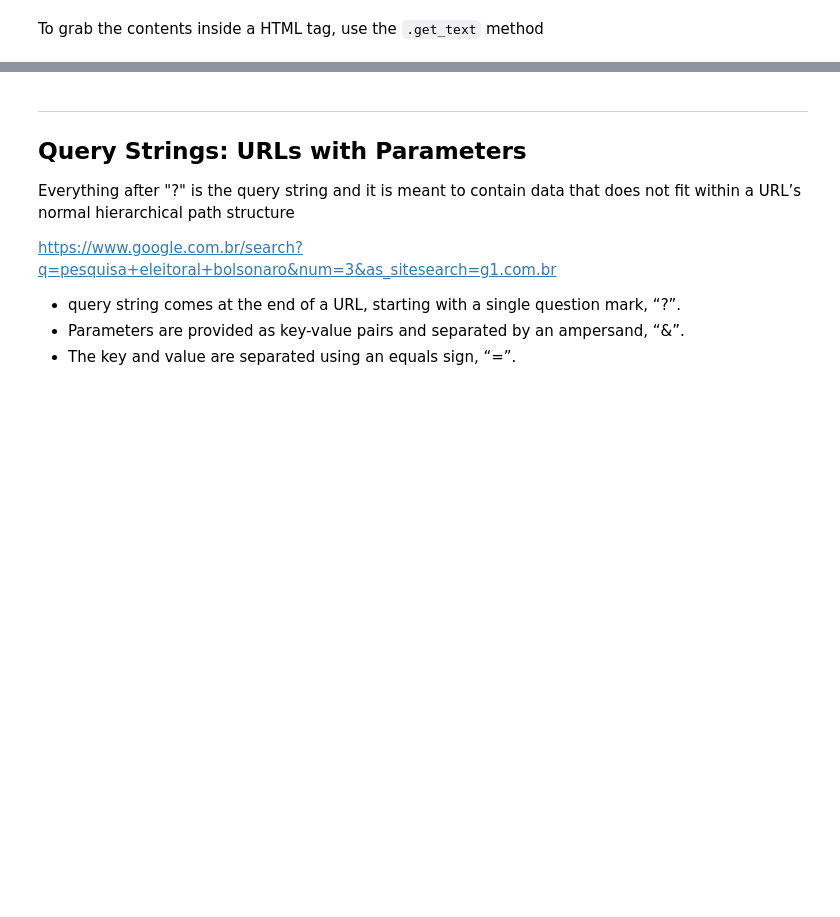
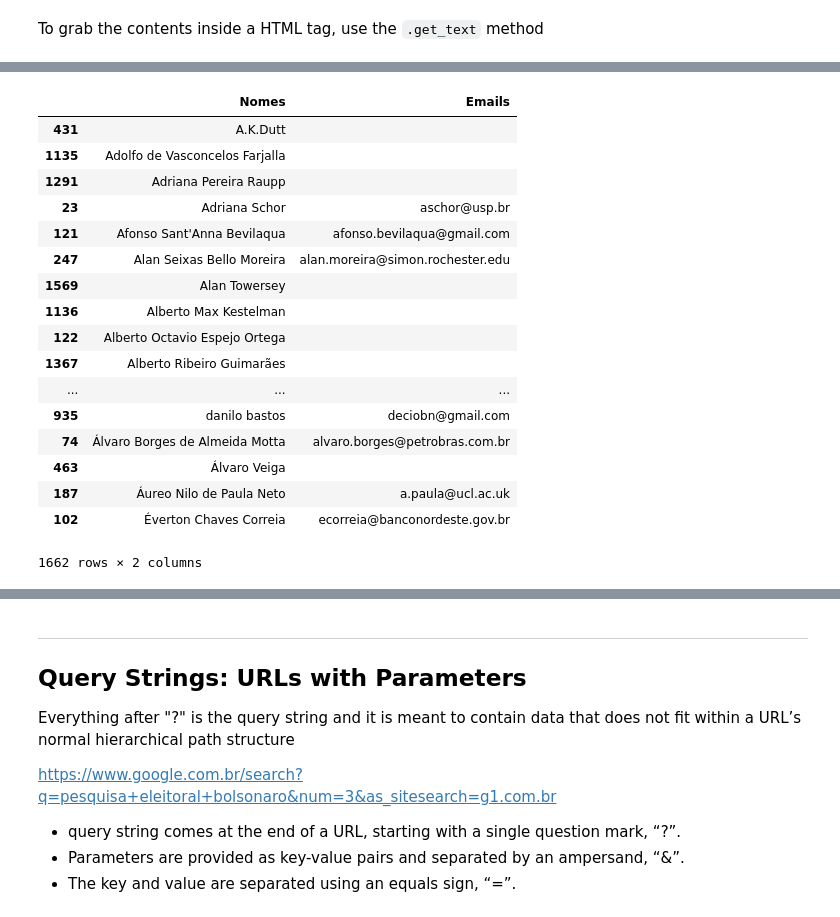
Before and after one commit to Finance-Hub/FinanceHub, a Jupyter notebook: fhnotebooks/Introduction to Python/Section 08 - Webscrapping and Webcrawling.ipynb, the cells around one changed output, grey strips where cells are left out. Drawn from its saved outputs; the diff is of its cells as text; code cells hidden in the pictures; blank space fills up the shorter version.

```diff
--- a/fhnotebooks/Introduction to Python/Section 08 - Webscrapping and Webcrawling.ipynb
+++ b/fhnotebooks/Introduction to Python/Section 08 - Webscrapping and Webcrawling.ipynb
@@ -136,0 +143,5 @@ Presidente do PSL defende negociar comando da Câmara com 'centrão'
+# %%
+response = requests.get('http://www.econ.puc-rio.br/pessoas/alunos-mestrado')
+
+regExpEmail = '[\w\.-]+@[\w\.-]+' # RegEx for email
+re.findall(regExpEmail, response.text)
@@ -136,0 +188,4 @@ Presidente do PSL defende negociar comando da Câmara com 'centrão'
+# %%
+response = requests.get('http://www.econ.puc-rio.br/pessoas/perfil/18')
+
+soup = bs(response.content.decode('utf-8','ignore'), 'html.parser')
@@ -136,0 +227,48 @@ Presidente do PSL defende negociar comando da Câmara com 'centrão'
+# %%
+# Creates empty lists that are going to store the data
+Nomes = []
+Emails = []
+
+# loops for IDs from 1 to 2000
+for i in tqdm(range(1, 3000)):
+
+    #if i%250 == 0:
+     #   print('buscando pagina', i)
+
+    response = requests.get('http://www.econ.puc-rio.br/pessoas/perfil/' + str(i))
+
+    if 'Fatal error' in re.findall('Fatal error', response.text):
+        continue  # skips to the next iteration
+    else:
+        nome_i = bs(response.content.decode('utf-8','ignore'), 'html.parser').find_all('h5')[0].text
+
+        try:
+            email_i = re.findall(regExpEmail, response.text)[0]
+        except IndexError:
+            email_i = ''
+
+        Nomes.append(nome_i)
+        Emails.append(email_i)
+
+EmailsPUC = pd.DataFrame(data={'Nomes':Nomes, 'Emails':Emails}).sort_values('Nomes')
+# %%
+EmailsPUC
+# %% [output]
+|  | Nomes | Emails |
+| 431 | A.K.Dutt |  |
+| 1135 | Adolfo de Vasconcelos Farjalla |  |
+| 1291 | Adriana Pereira Raupp |  |
+| 23 | Adriana Schor | aschor@usp.br |
+| 121 | Afonso Sant'Anna Bevilaqua | afonso.bevilaqua@gmail.com |
+| 247 | Alan Seixas Bello Moreira | alan.moreira@simon.rochester.edu |
+| 1569 | Alan Towersey |  |
+| 1136 | Alberto Max Kestelman |  |
+| 122 | Alberto Octavio Espejo Ortega |  |
+| 1367 | Alberto Ribeiro Guimarães |  |
+| ... | ... | ... |
+| 935 | danilo bastos | deciobn@gmail.com |
+| 74 | Álvaro Borges de Almeida Motta | alvaro.borges@petrobras.com.br |
+| 463 | Álvaro Veiga |  |
+| 187 | Áureo Nilo de Paula Neto | a.paula@ucl.ac.uk |
+| 102 | Éverton Chaves Correia | ecorreia@banconordeste.gov.br |
+1662 rows × 2 columns
```
Also changed, not shown: parts of 49 cells of this notebook.
